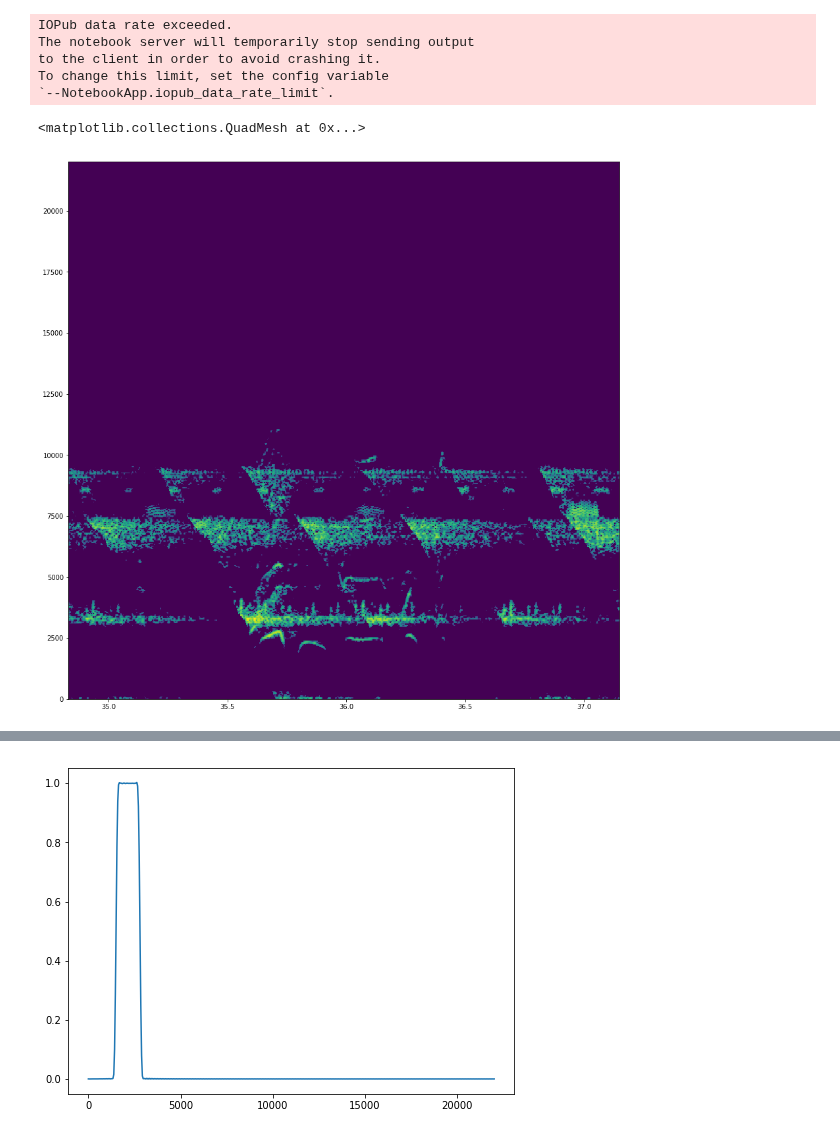
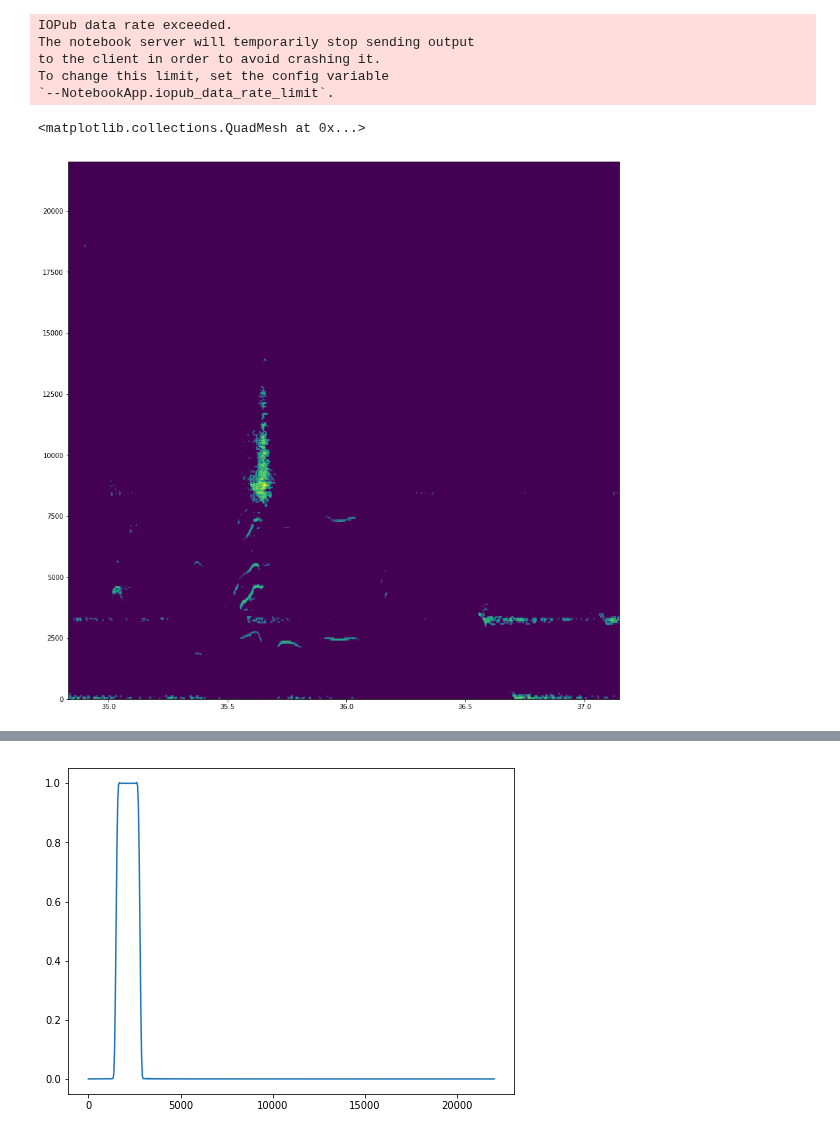
Before and after one commit to longle2718/audio_loc, a Jupyter notebook: python/main.ipynb, the cells around one changed output, grey strips where cells are left out. Drawn from its saved outputs; the diff is of its cells as text; code cells hidden in the pictures.

```diff
--- a/python/main.ipynb
+++ b/python/main.ipynb
@@ -40,10 +40,9 @@ To change this limit, set the config variable
 `--NotebookApp.iopub_data_rate_limit`.
 # %%
 # run ridge tracker on the data
-nFft = 1024
 def ridgePar(k,data,fs,btTime):
-    S,F,T,tBlk,tInc = audio_class.spectrographic(data[k,:],fs,0.032,0.004,nFft)
-    X = ridgeDTW.ridgeTracker(S,np.median(S.flatten()),btTime,tInc,isMaxPool=False)
+    S,F,T,tBlk,tInc = audio_class.spectrographic(data[k,:],fs,0.032,0.004)
+    X = ridgeDTW.ridgeTracker(S,np.median(S.flatten()),btTime,tInc,isMaxPool=False,supThresh=4.)
     return T,F,X
 
 btTime = 0.002
@@ -51,12 +50,12 @@ rvs = Parallel(n_jobs=multiprocessing.cpu_count())(delayed(ridgePar)(k,data,fs,b
 # %%
 n1 = 12000
 n2 = 12800
 plt.figure(figsize=(15,15))
-T,F,X = rvs[4]
+T,F,X = rvs[7]
 plt.pcolormesh(T[n1:n2],F,np.sqrt(X[:,n1:n2]))
 # %% [output]
 <matplotlib.collections.QuadMesh at 0x...>
-[figure, old version]
+[figure, new version]
 # %%
 plt.figure(figsize=(15,30))
 for k in range(nCh):
```
Also changed, not shown: parts of 9 cells of this notebook, 1 other file.
